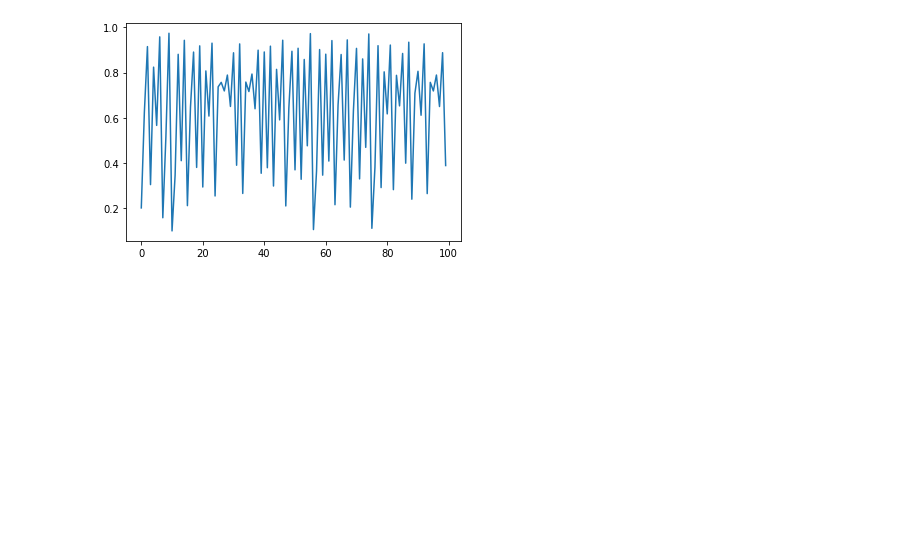
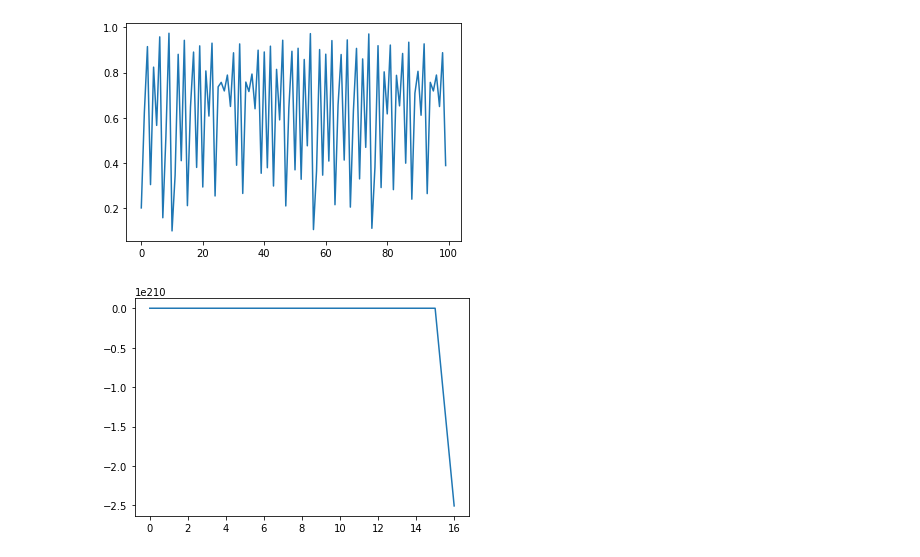
Before and after one commit to koichi-inoue/JupyterNotebook, a Jupyter notebook: NonLinearGraph.ipynb, the cells around one changed output. Saved outputs shown, nothing was run; the diff lists cells and outputs as text; code cells hidden in the pictures; blank space fills up the shorter version.

```diff
--- a/NonLinearGraph.ipynb
+++ b/NonLinearGraph.ipynb
@@ -34,38 +35,57 @@ plt.show()
 # %% [output]
 [figure]
 # %%
+X[0] = 0.2
+a = 2.8
+
 for i in range(1,100):
-  n[i] = i
-  X[i] = 2.8* X[i-1] * (1.0 - X[i-1])
+  X[i] = a * X[i-1] * (1.0 - X[i-1])
 
 plt.plot(n, X)
 plt.show()
 # %% [output]
 [figure]
 # %%
+X[0] = 0.2
+a = 3.2
+
 for i in range(1,100):
-  n[i] = i
-  X[i] = 3.2* X[i-1] * (1.0 - X[i-1])
+  X[i] = a * X[i-1] * (1.0 - X[i-1])
 
 plt.plot(n, X)
 plt.show()
 # %% [output]
 [figure]
 # %%
+X[0] = 0.2
+a = 3.5
+
 for i in range(1,100):
-  n[i] = i
-  X[i] = 3.5* X[i-1] * (1.0 - X[i-1])
+  X[i] = a * X[i-1] * (1.0 - X[i-1])
 
 plt.plot(n, X)
 plt.show()
 # %% [output]
 [figure]
 # %%
+X[0] = 0.2
+a = 3.9
+
 for i in range(1,100):
-  n[i] = i
-  X[i] = 3.9* X[i-1] * (1.0 - X[i-1])
+  X[i] = a * X[i-1] * (1.0 - X[i-1])
 
 plt.plot(n, X)
 plt.show()
 # %% [output]
 [figure]
+# %%
+X[0] = 0.2
+a = 4.2
+
+for i in range(1,100):
+  X[i] = a * X[i-1] * (1.0 - X[i-1])
+
+plt.plot(n, X)
+plt.show()
+# %% [output]
+[figure, added]
```
Also changed, not shown: parts of 3 cells of this notebook.
